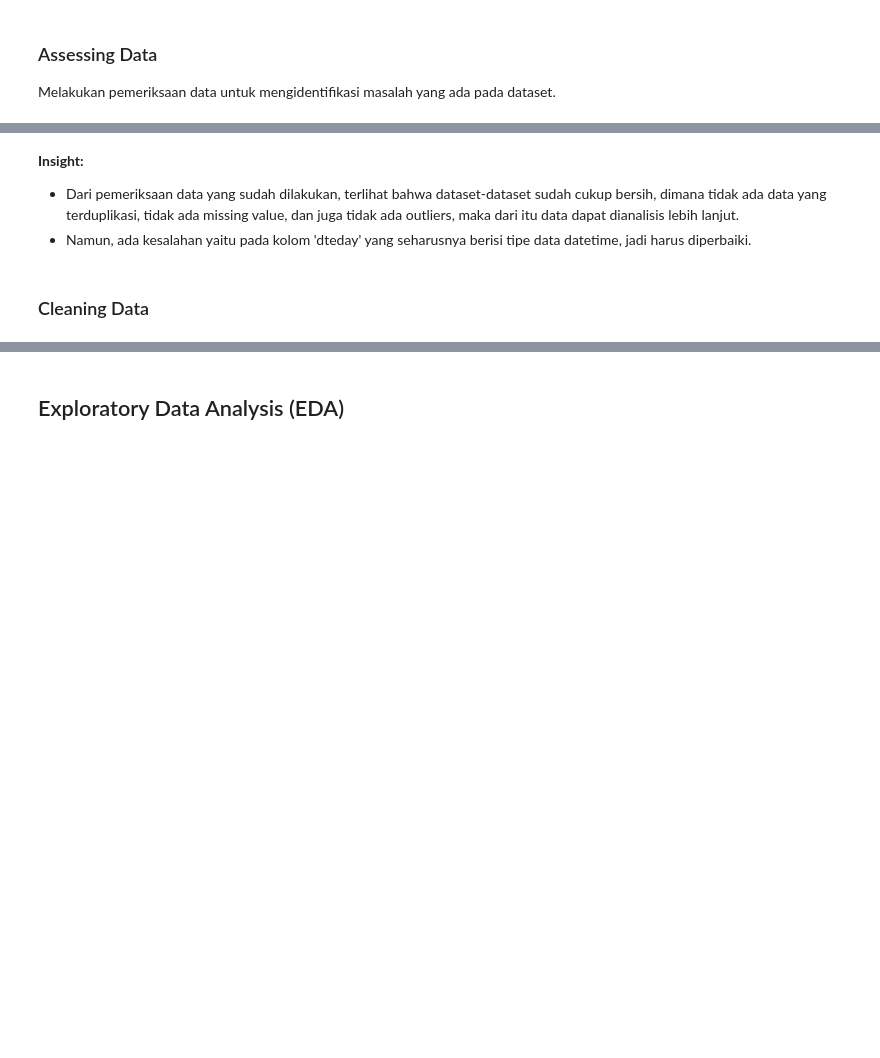
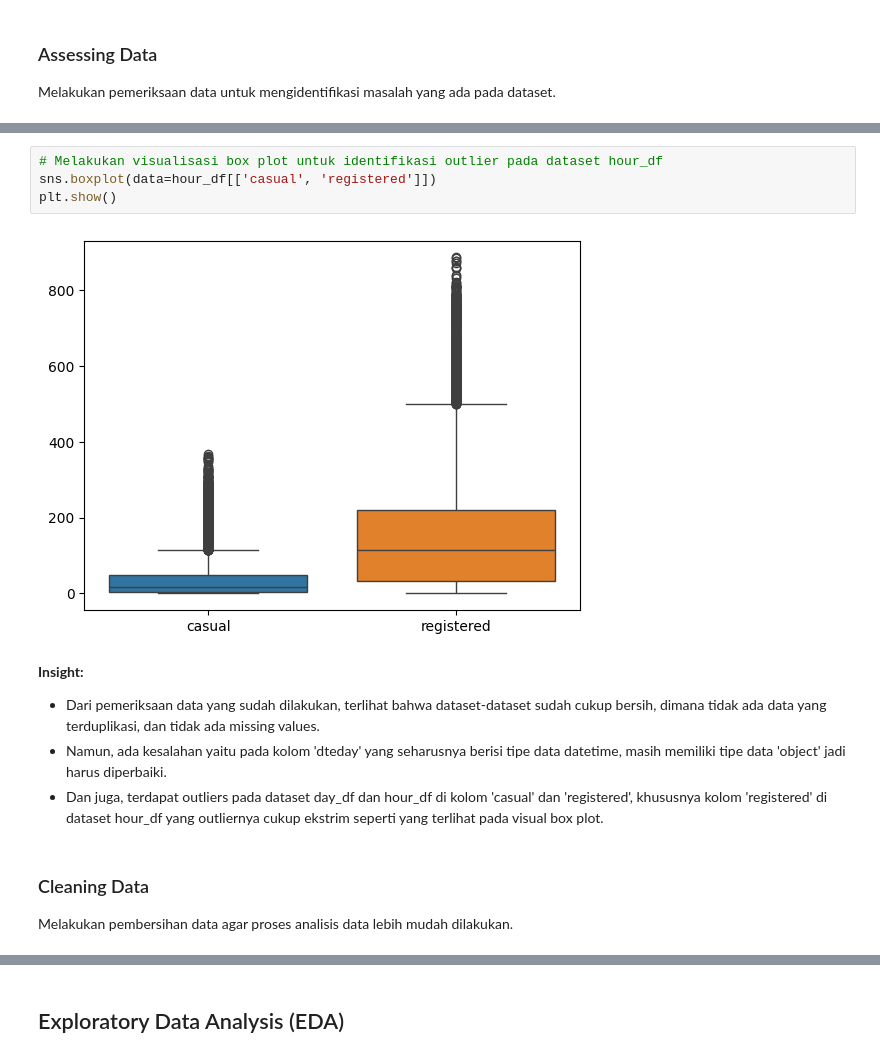
Before and after one commit to nikolaizz/bike-sharing-data-analysis, a Jupyter notebook: notebook.ipynb, the cells around one changed output, grey strips where cells are left out. Saved outputs shown, nothing was run; the diff lists cells and outputs as text; blank space fills up the shorter version.

```diff
--- a/notebook.ipynb
+++ b/notebook.ipynb
@@ -127,7 +174,15 @@ print(outliers)
+# %%
+# Melakukan visualisasi box plot untuk identifikasi outlier pada dataset hour_df
+sns.boxplot(data=hour_df[['casual', 'registered']])
+plt.show()
+# %% [output]
+[figure, added]
 # %% [markdown]
 **Insight:**
-- Dari pemeriksaan data yang sudah dilakukan, terlihat bahwa dataset-dataset sudah cukup bersih, dimana tidak ada data yang terduplikasi, tidak ada missing value, dan juga tidak ada outliers, maka dari itu data dapat dianalisis lebih lanjut.
-- Namun, ada kesalahan yaitu pada kolom 'dteday' yang seharusnya berisi tipe data datetime, jadi harus diperbaiki.
+- Dari pemeriksaan data yang sudah dilakukan, terlihat bahwa dataset-dataset sudah cukup bersih, dimana tidak ada data yang terduplikasi, dan tidak ada missing values.
+- Namun, ada kesalahan yaitu pada kolom 'dteday' yang seharusnya berisi tipe data datetime, masih memiliki tipe data 'object' jadi harus diperbaiki.
+- Dan juga, terdapat outliers pada dataset day_df dan hour_df di kolom 'casual' dan 'registered', khususnya kolom 'registered' di dataset hour_df yang outliernya cukup ekstrim seperti yang terlihat pada visual box plot.
-# %% [markdown]
-### Cleaning Data
+# %% [markdown]
+### Cleaning Data
+Melakukan pembersihan data agar proses analisis data lebih mudah dilakukan.
 # %%
```
Also changed, not shown: parts of 53 cells of this notebook.
